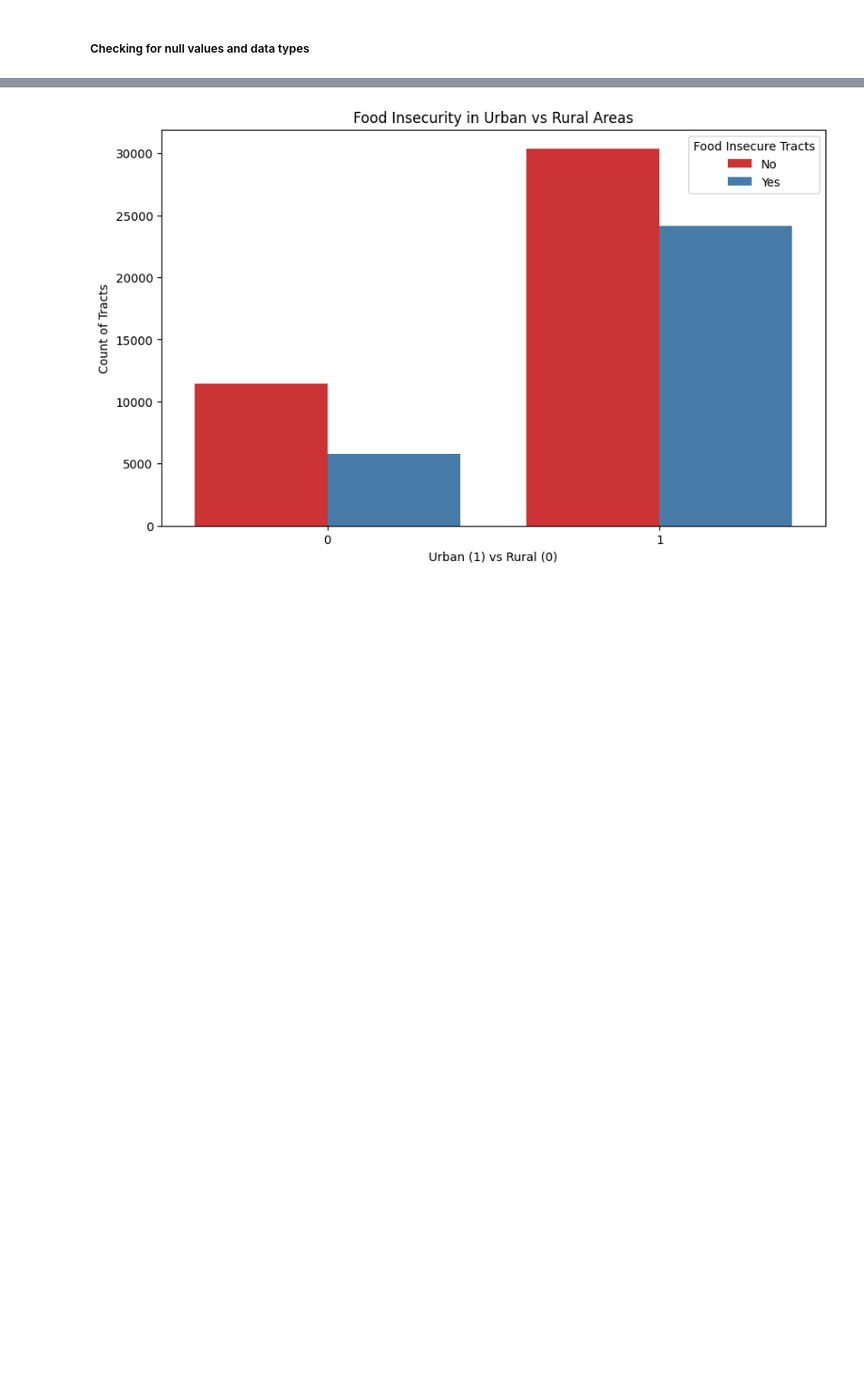
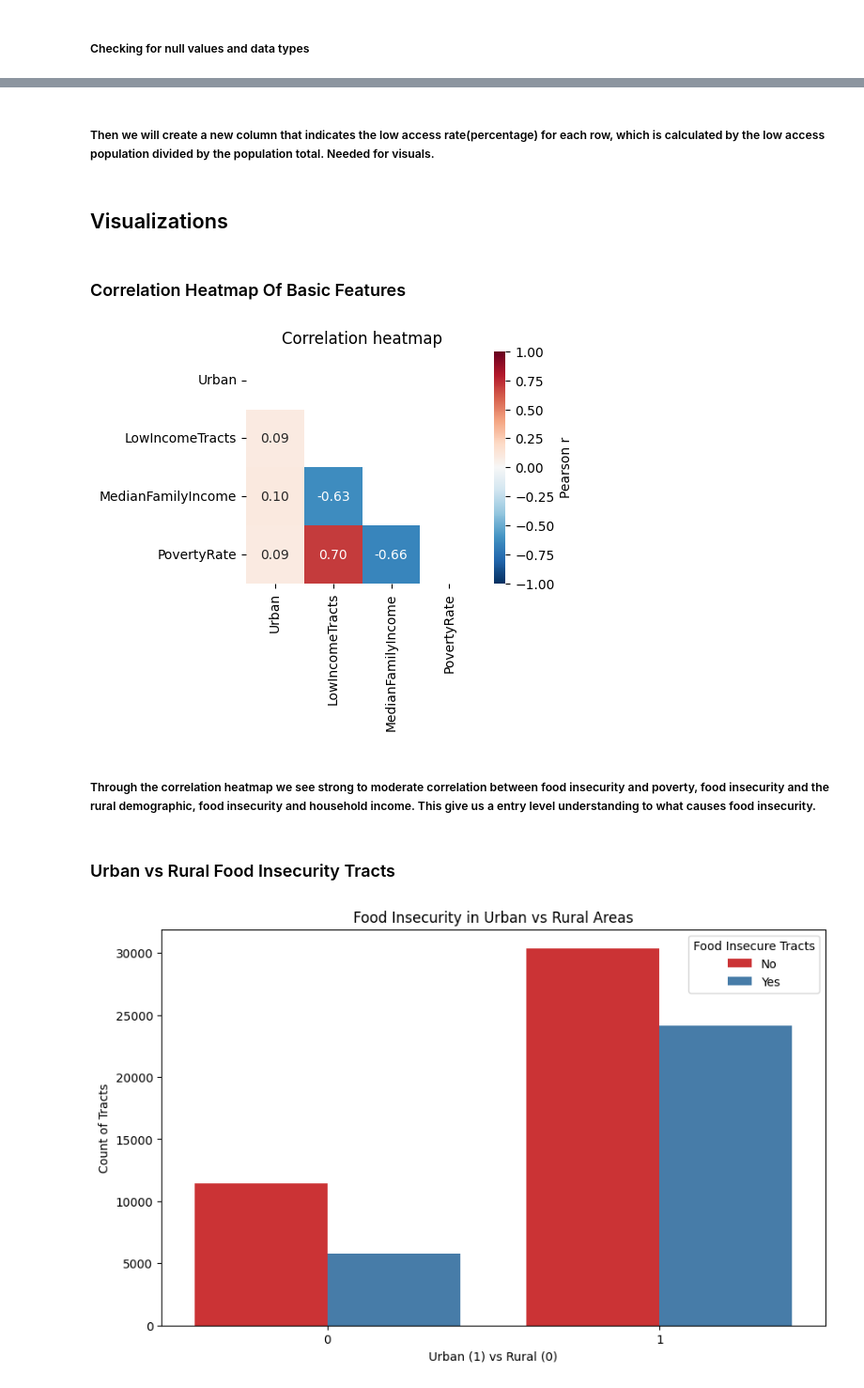
Before and after one commit to manzoanttrinidad/ITCS_3162_Project1, a Jupyter notebook: project1.ipynb, the cells around one changed output, grey strips where cells are left out. Shown: that part at 94% size. Drawn from its saved outputs; the diff is of its cells as text; code cells hidden in the pictures; blank space fills up the shorter version.

```diff
--- a/project1.ipynb
+++ b/project1.ipynb
@@ -207,11 +69,0 @@ See the caveats in the documentation: https://pandas.pydata.org/pandas-docs/stab
-# %%
-cols = ["laaianhalf","laaian1","laaian10","laaian20"]
-
-
-final_atlas_df[cols] = (final_atlas_df[cols]
-                        .replace({"NULL": np.nan, "": np.nan})
-                        .apply(pd.to_numeric, errors="coerce"))
-
-final_atlas_df["laaiantotal"] = final_atlas_df[["laaianhalf","laaian1","laaian10","laaian20"]].sum(axis=1)
-
-final_atlas_df["laaianshare"] = final_atlas_df["laaiantotal"] / final_atlas_df["Pop2010"]
@@ -233,0 +70,12 @@ See the caveats in the documentation: https://pandas.pydata.org/pandas-docs/stab
+# %%
+final_atlas_df["HISPCT"]  = final_atlas_df["TractHispanic"] / final_atlas_df["Pop2010"] * 100
+
+final_atlas_df["BLACKPCT"] = final_atlas_df["TractBlack"] / final_atlas_df["Pop2010"] * 100
+
+final_atlas_df["WHTPCT"]  = final_atlas_df["TractWhite"] / final_atlas_df["Pop2010"] * 100
+
+final_atlas_df["ASIANPCT"] = final_atlas_df["TractAsian"] / final_atlas_df["Pop2010"] * 100
+
+final_atlas_df["NHOPIPCT"] = final_atlas_df["TractNHOPI"] / final_atlas_df["Pop2010"] * 100
+
+final_atlas_df["AIANPCT"]  = final_atlas_df["TractAIAN"] / final_atlas_df["Pop2010"] * 100
@@ -234 +93,31 @@ See the caveats in the documentation: https://pandas.pydata.org/pandas-docs/stab
+# %% [markdown]
+##### Then we will create a new column that indicates the low access rate(percentage) for each row, which is calculated by the low access population divided by the population total. Needed for visuals.
+# %%
+final_atlas_df['lowacc_rate'] = (final_atlas_df['lapop10'] / final_atlas_df['Pop2010']).clip(lower=0, upper=1)
+# %%
+final_atlas_df["State"].value_counts()
+top10States = final_atlas_df["State"].value_counts().nlargest(10).index.tolist()
+final_atlas_df["top10States"] = final_atlas_df["State"].apply(lambda x: x if x in top10States else "Other")
+# %% [markdown]
+## Visualizations
+# %% [markdown]
+### Correlation Heatmap Of Basic Features
+# %%
+num = final_atlas_df[['Urban','LowIncomeTracts','MedianFamilyIncome','PovertyRate']].apply(pd.to_numeric, errors='coerce')
+corr = num.corr()
+
+mask = np.triu(np.ones_like(corr, dtype=bool))
+
+plt.figure(figsize=(5.5,4.5))
+sns.heatmap(corr, annot=True, fmt='.2f', vmin=-1, vmax=1, center=0,
+            cmap='RdBu_r', mask=mask, square=True, cbar_kws={'label':'Pearson r'})
+plt.title('Correlation heatmap')
+plt.tight_layout()
+plt.show()
+# %% [output]
+[figure, added]
+# %% [markdown]
+##### Through the correlation heatmap we see strong to moderate correlation between food insecurity and poverty, food insecurity and the rural demographic, food insecurity and household income. This give us a entry level understanding to what causes food insecurity.
+# %% [markdown]
+### Urban vs Rural Food Insecurity Tracts
 # %%
```
Also changed, not shown: parts of 39 cells of this notebook.
